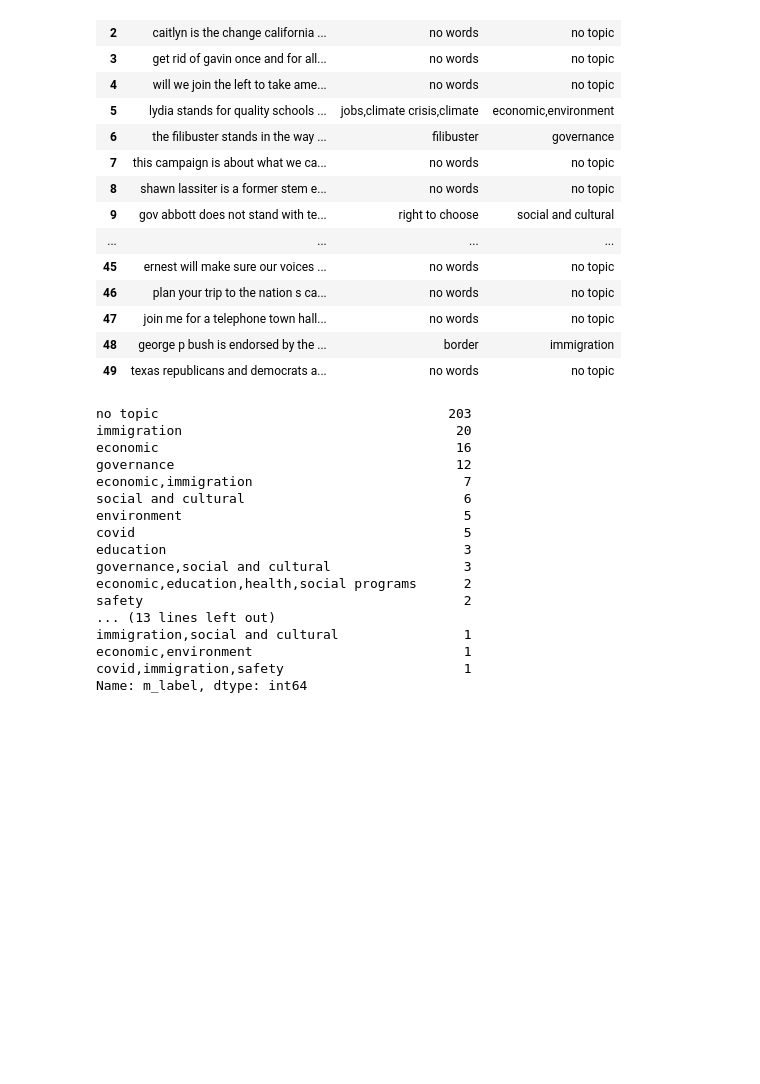
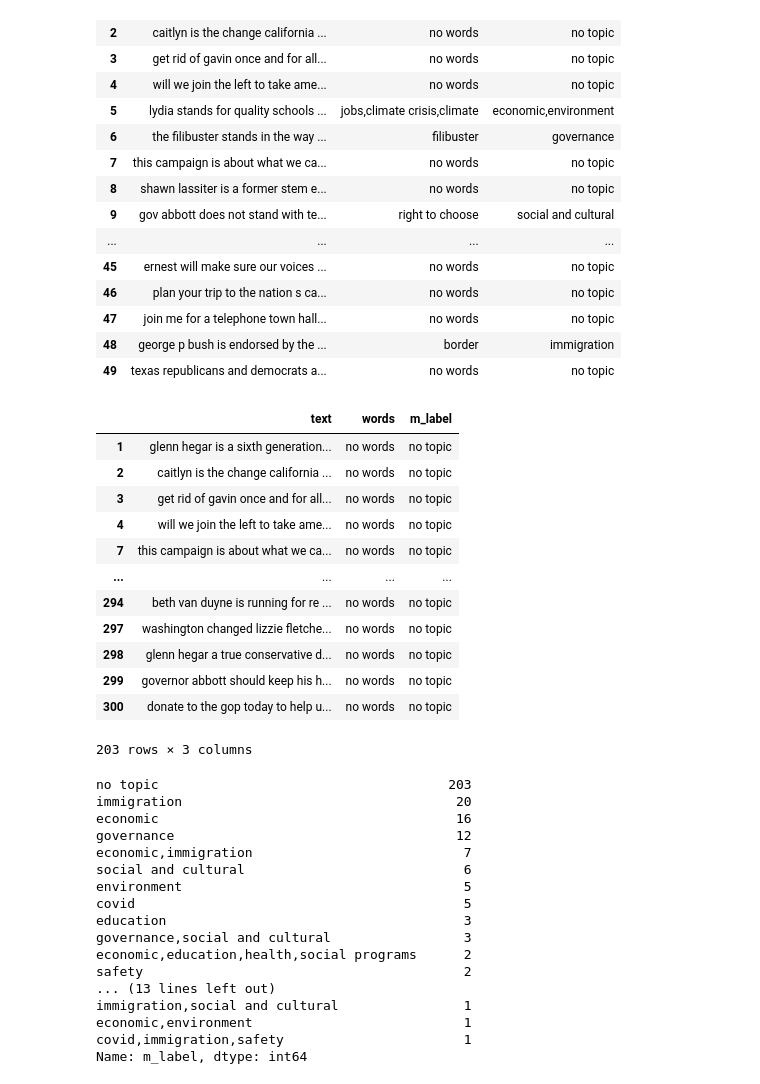
Before and after one commit to sfchronicle/ml-political-ads, a Jupyter notebook: scrape_text.ipynb, the cells around one changed output. Cells and saved outputs as stored; diff of their text form; code cells hidden in the pictures; blank space fills up the shorter version.

Commit message:
add tagged texas ads

```diff
--- a/scrape_text.ipynb
+++ b/scrape_text.ipynb
@@ -260,3 +260,21 @@ df_texas[df_texas['m_label'] == 'immigration'].to_csv('immigration.csv')
+# %%
+pd.set_option('display.max_colwidth', None)
+# %%
+df_texas[df_texas['m_label'] == 'no topic']
+# %% [output]
+|  | text | words | m_label |
+| 1 | glenn hegar is a sixth generation... | no words | no topic |
+| 2 | caitlyn is the change california ... | no words | no topic |
+| 3 | get rid of gavin once and for all... | no words | no topic |
+| 4 | will we join the left to take ame... | no words | no topic |
+| 7 | this campaign is about what we ca... | no words | no topic |
+| ... | ... | ... | ... |
+| 294 | beth van duyne is running for re ... | no words | no topic |
+| 297 | washington changed lizzie fletche... | no words | no topic |
+| 298 | glenn hegar a true conservative d... | no words | no topic |
+| 299 | governor abbott should keep his h... | no words | no topic |
+| 300 | donate to the gop today to help u... | no words | no topic |
+203 rows × 3 columns
 # %%
 # check each tags
 df_texas['m_label'].value_counts()
```
Also changed, not shown: parts of 3 cells of this notebook, 1 other file.
